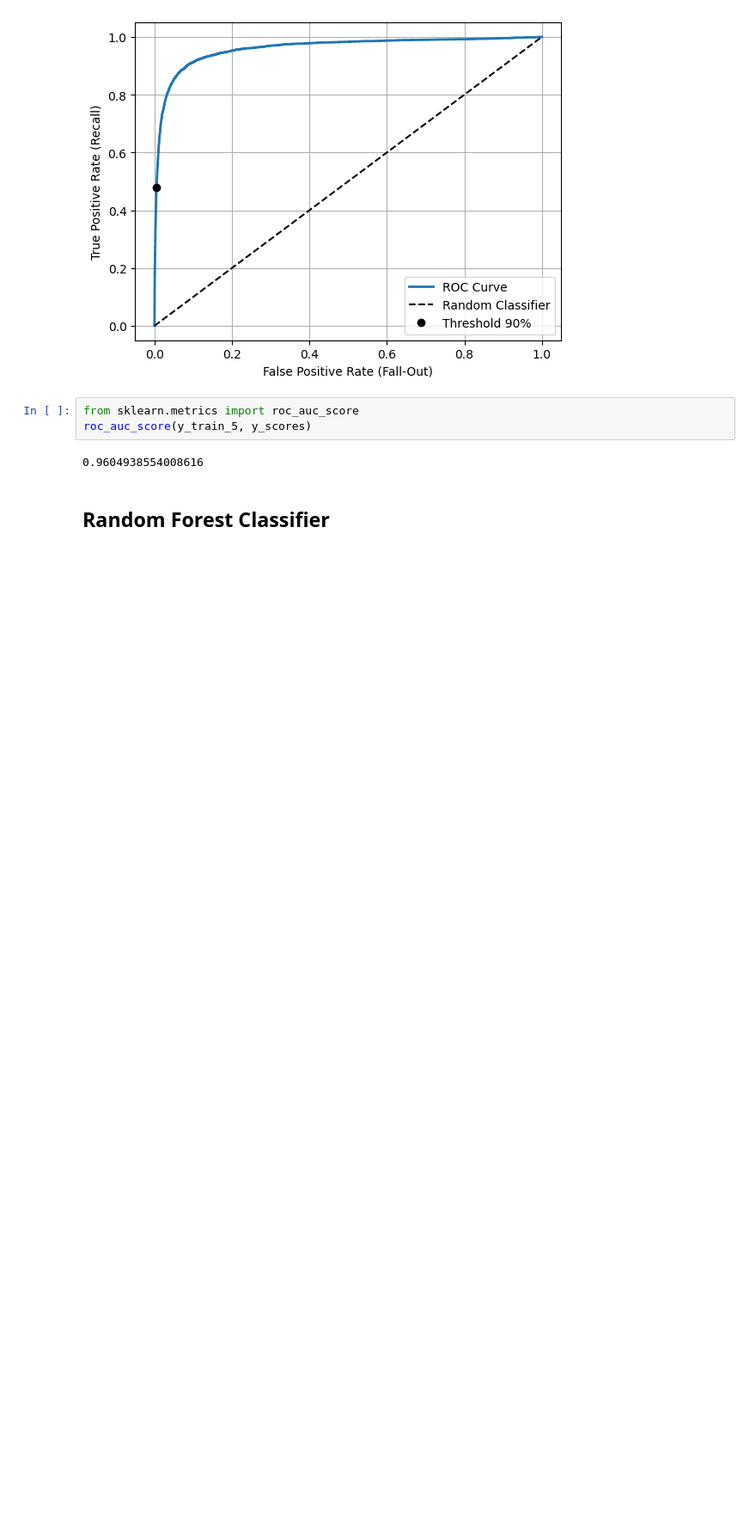
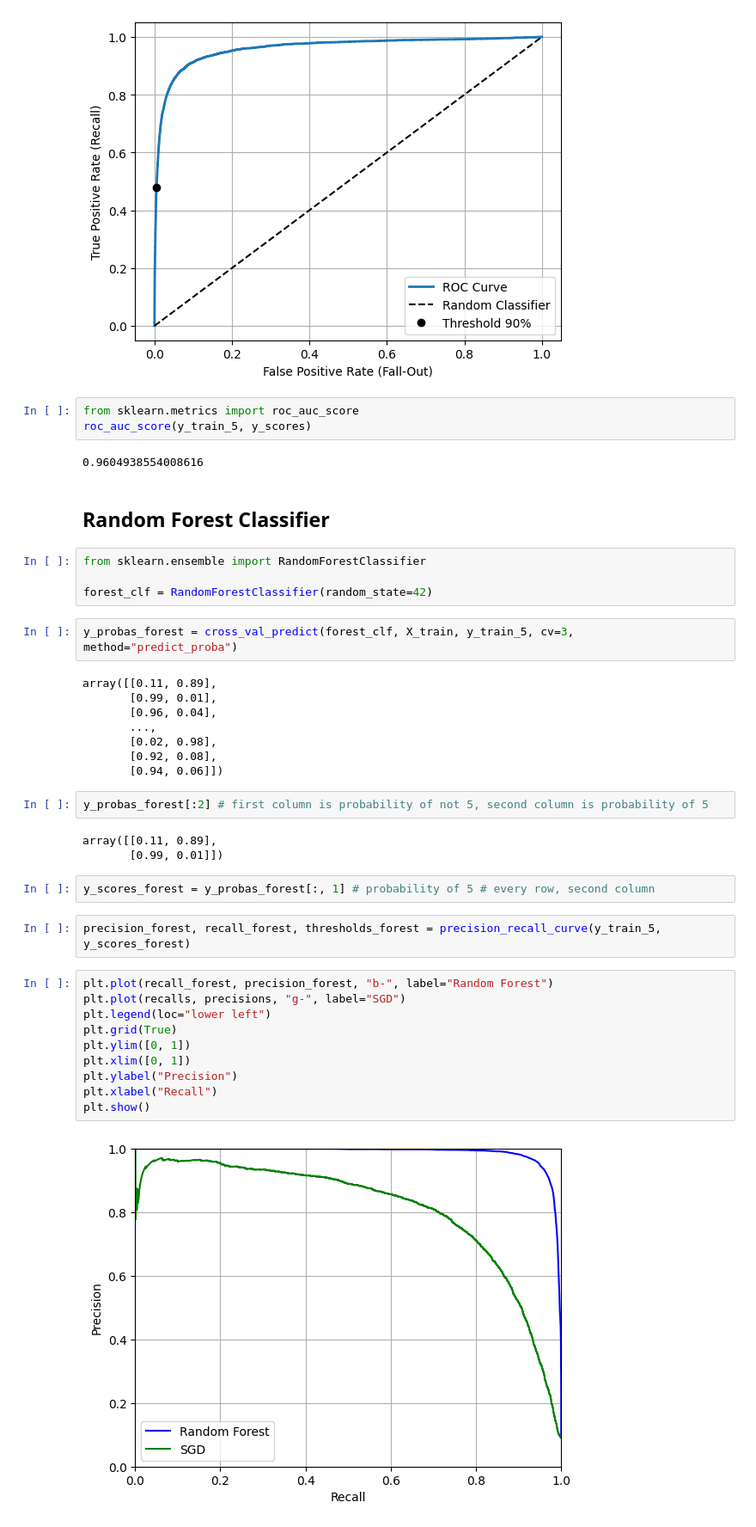
Before and after one commit to KORINZ/machine-learning-notebooks, a Jupyter notebook: 03_classification.ipynb, the cells around one changed output. Shown at 86% size. Drawn from its saved outputs; the diff is of its cells as text; blank space fills up the shorter version.

```diff
--- a/03_classification.ipynb
+++ b/03_classification.ipynb
@@ -213,3 +213,38 @@ roc_auc_score(y_train_5, y_scores)
 0.9604938554008616
 # %% [markdown]
 ## Random Forest Classifier
+# %%
+from sklearn.ensemble import RandomForestClassifier
+
+forest_clf = RandomForestClassifier(random_state=42)
+# %%
+y_probas_forest = cross_val_predict(forest_clf, X_train, y_train_5, cv=3, method="predict_proba")
+# %% [output]
+array([[0.11, 0.89],
+       [0.99, 0.01],
+       [0.96, 0.04],
+       ...,
+       [0.02, 0.98],
+       [0.92, 0.08],
+       [0.94, 0.06]])
+# %%
+y_probas_forest[:2] # first column is probability of not 5, second column is probability of 5
+# %% [output]
+array([[0.11, 0.89],
+       [0.99, 0.01]])
+# %%
+y_scores_forest = y_probas_forest[:, 1] # probability of 5 # every row, second column
+# %%
+precision_forest, recall_forest, thresholds_forest = precision_recall_curve(y_train_5, y_scores_forest)
+# %%
+plt.plot(recall_forest, precision_forest, "b-", label="Random Forest")
+plt.plot(recalls, precisions, "g-", label="SGD")
+plt.legend(loc="lower left")
+plt.grid(True)
+plt.ylim([0, 1])
+plt.xlim([0, 1])
+plt.ylabel("Precision")
+plt.xlabel("Recall")
+plt.show()
+# %% [output]
+[figure, added]
```
Also changed, not shown: parts of 26 cells of this notebook.
